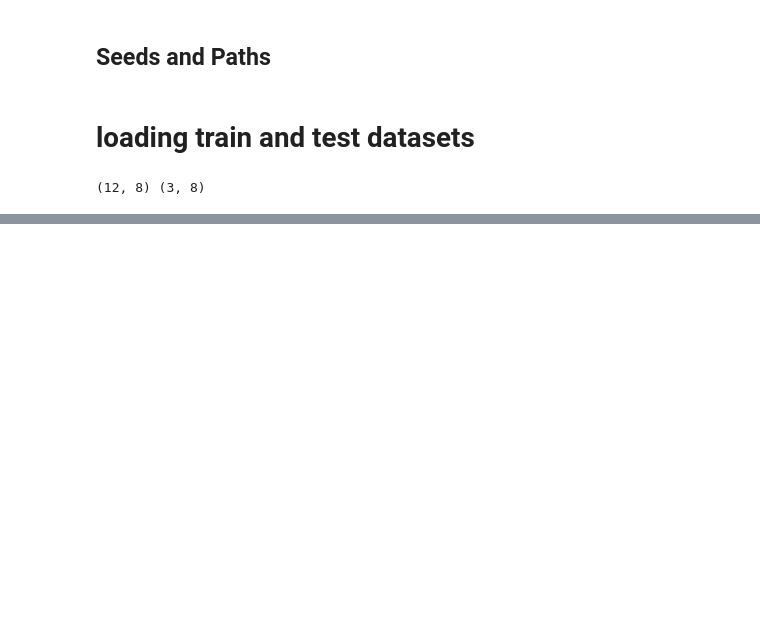
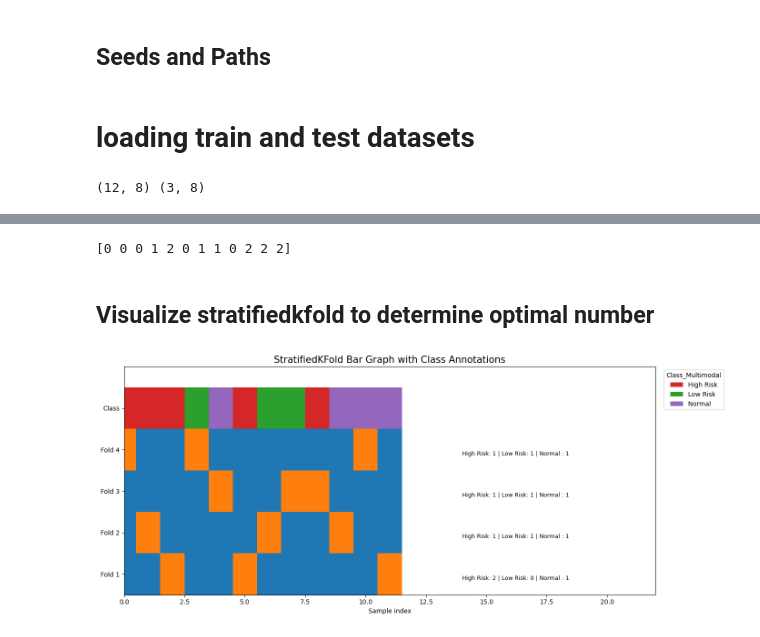
Before and after one commit to johan-yapo/pancreatic_cancer_SVM, a Jupyter notebook: Models/SVM_ca125.ipynb, the cells around one changed output, grey strips where cells are left out. Cells and saved outputs as stored; diff of their text form; code cells hidden in the pictures; blank space fills up the shorter version.

```diff
--- a/Models/SVM_ca125.ipynb
+++ b/Models/SVM_ca125.ipynb
@@ -64,0 +68,80 @@ train:
+# %%
+# Drop non-numerical and target column from features
+X_train = df_train.drop(columns=["Type", "Class_Multimodal"])
+X_test = df_test.drop(columns=["Type", "Class_Multimodal"])
+
+# Encode labels
+le = LabelEncoder()
+y_train = le.fit_transform(df_train["Class_Multimodal"])
+y_test = le.transform(df_test["Class_Multimodal"])
+
+# model for skf: scaling + classification
+svc_pipeline = Pipeline([
+    ("scaler", StandardScaler()),
+    ("svc", SVC(kernel="rbf", C=1, gamma="scale"))
+])
+
+# Stratified K-Fold
+skf = StratifiedKFold(n_splits=4, shuffle=True, random_state=RNG_SEED)
+# %%
+print(y_train)
+# %% [output]
+[0 0 0 1 2 0 1 1 0 2 2 2]
+# %% [markdown]
+## Visualize stratifiedkfold to determine optimal number
+# %%
+# Redefine custom colormaps in case of kernel reset
+from matplotlib.colors import ListedColormap
+
+cmap_cv = ListedColormap(["#1f77b4", "#ff7f0e"])  # Train = blue, Test = orange
+cmap_data = ListedColormap(["#d62728", "#2ca02c", "#9467bd"])  # For class labels
+
+
+def plot_skf_bargraph_with_class_annotations(cv, X_train, y_train, label_encoder, n_splits=5):
+    """Bar graph visualization for StratifiedKFold splits with class annotations."""
+    fig, ax = plt.subplots(figsize=(14, 6))
+
+    for ii, (train_idx, test_idx) in enumerate(cv.split(X_train, y_train)):
+        bar = np.full(len(X_train), np.nan)
+        bar[train_idx] = 0
+        bar[test_idx] = 1
+
+        ax.bar(range(len(X_train)), [1] * len(X_train), bottom=ii,
+               color=[cmap_cv(int(val)) if not np.isnan(val) else 'white' for val in bar],
+               edgecolor='none', width=1.0)
+
+        # Compute and annotate class distribution for the test set
+        y_test = y_train[test_idx]
+        counts = Counter(y_test)
+        total = len(test_idx)
+        class_labels = label_encoder.classes_
+        annotation = " | ".join(
+            f"{class_labels[cls]}: {counts.get(cls, 0)}" for cls in range(len(class_labels))
+        )
+        ax.text(len(X_train) + 2, ii + 0.4, annotation, va='center', fontsize=9)
+
+    # Add class labels as final bar
+    class_colors = [cmap_data(val) for val in y_train]
+    ax.bar(range(len(X_train)), [1] * len(X_train), bottom=n_splits,
+           color=class_colors, edgecolor='none', width=1.0)
+
+    # Formatting
+    ax.set_yticks(np.arange(n_splits + 1) + 0.5)
+    ax.set_yticklabels([f"Fold {i+1}" for i in range(n_splits)] + ["Class"])
+    ax.set_ylim(0, n_splits + 1.5)
+    ax.set_xlim(0, len(X_train) + 10)
+    ax.set_xlabel("Sample index")
+    ax.set_title("StratifiedKFold Bar Graph with Class Annotations", fontsize=15)
+
+    # Add legend
+    from matplotlib.patches import Patch
+    legend_elements = [Patch(facecolor=cmap_data(i), label=label) for i, label in enumerate(label_encoder.classes_)]
+    ax.legend(handles=legend_elements, title="Class_Multimodal", bbox_to_anchor=(1.01, 1), loc="upper left")
+
+    plt.tight_layout()
+    plt.show()
+
+# Display the annotated plot
+plot_skf_bargraph_with_class_annotations(skf, X_train, y_train, le, n_splits=4)
+# %% [output]
+[figure, added]
```
Also changed, not shown: parts of 12 cells of this notebook, 3 other files.
